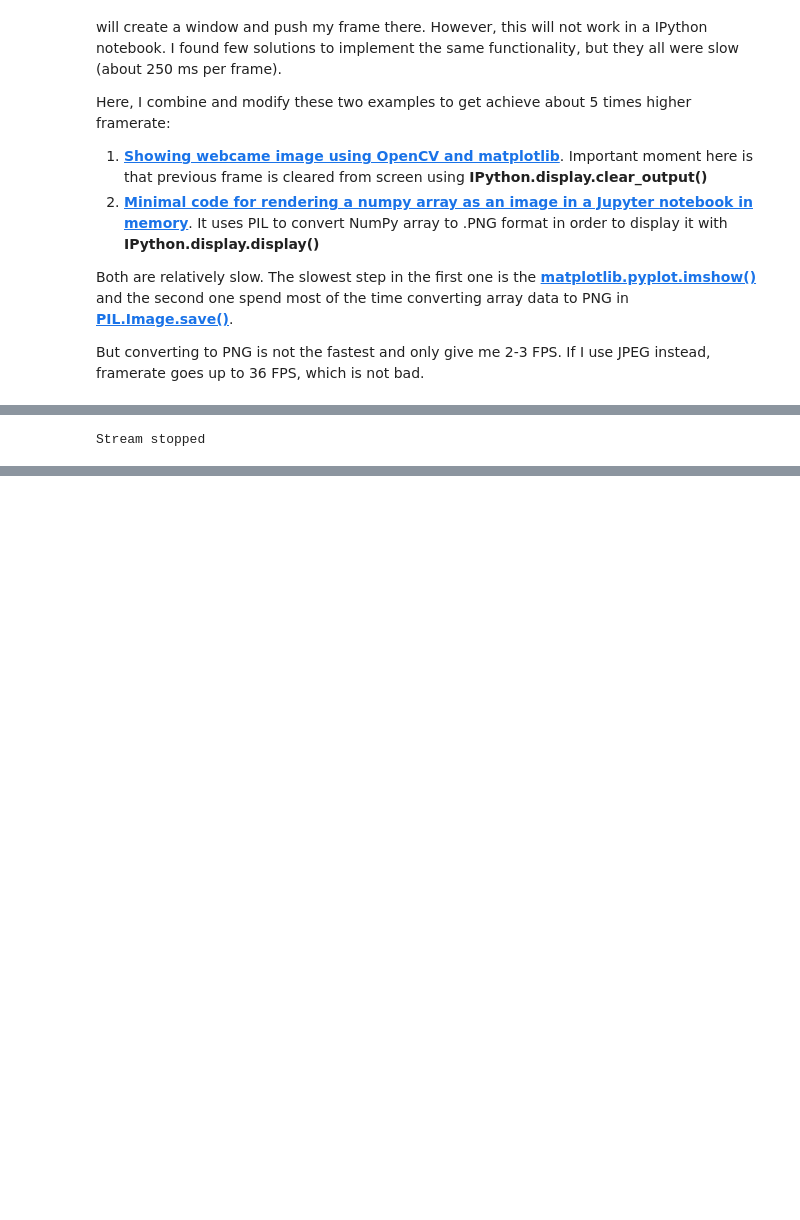
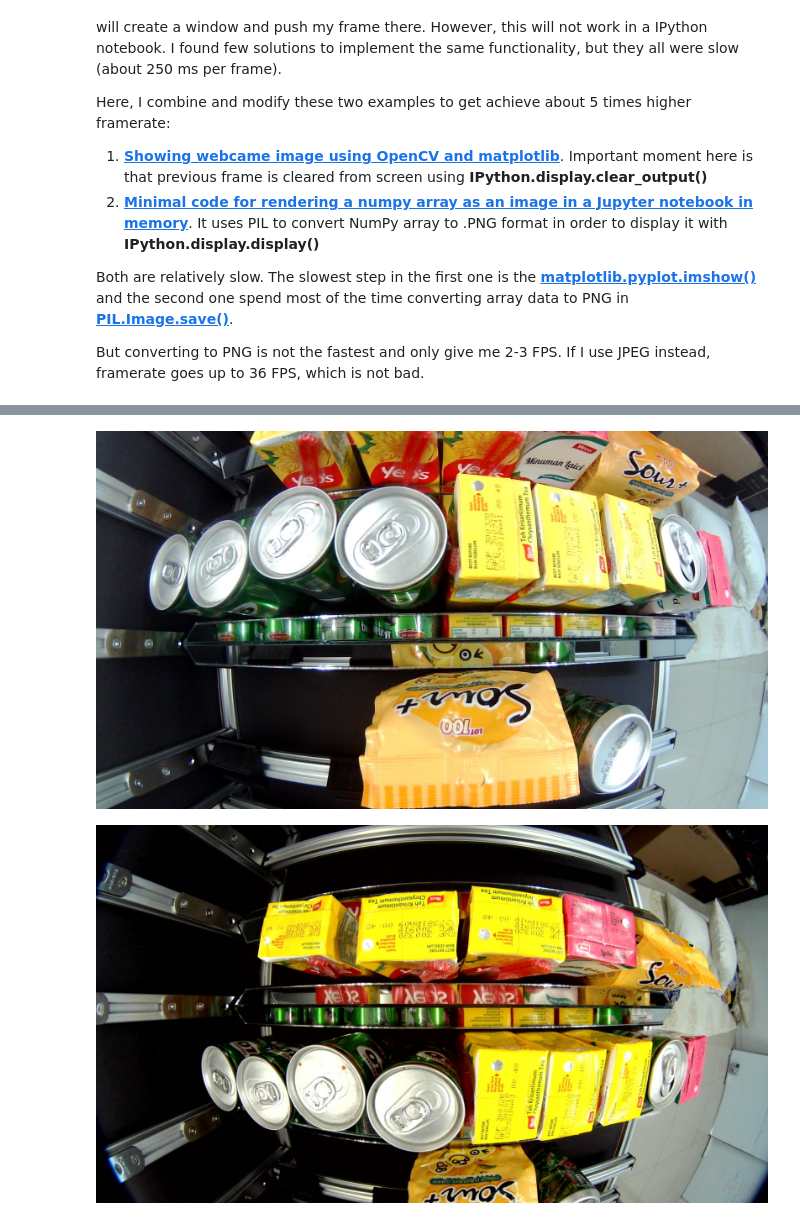
Before and after one commit to NAzT/Jupyter-Webcam, a Jupyter notebook: Realtime_video_ipython_py3.ipynb, the cells around one changed output, grey strips where cells are left out. Drawn from its saved outputs; the diff is of its cells as text; code cells hidden in the pictures; blank space fills up the shorter version.

Commit message:
Multiple camera stream

```diff
--- a/Realtime_video_ipython_py3.ipynb
+++ b/Realtime_video_ipython_py3.ipynb
@@ -22,9 +22,14 @@ import numpy as np
 # %%
 #Use 'jpeg' instead of 'png' (~5 times faster)
-def showarray(a, fmt='jpeg'):
+def showarray(a, prev_display_id=None, fmt='jpeg'):
     f = BytesIO()
     PIL.Image.fromarray(a).save(f, fmt)
-    IPython.display.display(IPython.display.Image(data=f.getvalue()))
+    obj = IPython.display.Image(data=f.getvalue())
+    if prev_display_id is not None:
+        IPython.display.update_display(obj, display_id=prev_display_id)
+        return prev_display_id
+    else:
+        return IPython.display.display(obj, display_id=True)
 # %%
 def get_frame(cam):
     # Capture frame-by-frame
@@ -56,9 +61,9 @@ print(camera_indexes)
 
 total_cameras = len(camera_indexes)
 
-for camera_num, camera_index in enumerate(camera_indexes):
+cameras = []
 
-    frames_per_camera = 100
+for camera_index in camera_indexes:
 
     cam = cv2.VideoCapture(camera_index)
 
@@ -66,14 +71,39 @@ for camera_num, camera_index in enumerate(camera_indexes):
     # cam.set(cv2.CAP_PROP_FRAME_WIDTH, 1920)
     # cam.set(cv2.CAP_PROP_FRAME_HEIGHT, 1080)
 
-    # cam.set(cv2.CAP_PROP_FRAME_WIDTH, 1920)
-    # cam.set(cv2.CAP_PROP_FRAME_HEIGHT, 1080)
+    cam.set(cv2.CAP_PROP_FRAME_WIDTH, 1920)
+    cam.set(cv2.CAP_PROP_FRAME_HEIGHT, 1080)
 
-    cam.set(cv2.CAP_PROP_FRAME_WIDTH, 1024)
-    cam.set(cv2.CAP_PROP_FRAME_HEIGHT, 1024)
+#     cam.set(cv2.CAP_PROP_FRAME_WIDTH, 1024)
+#     cam.set(cv2.CAP_PROP_FRAME_HEIGHT, 1024
 
-    for frame_number in range(0, frames_per_camera):
-        t1 = time.time()
+#     cam.set(cv2.CAP_PROP_AUTO_EXPOSURE, 0.25) #ref: https://github.com/opencv/opencv/issues/9738#issuecomment-346584044
+#     cam.set(cv2.CAP_PROP_EXPOSURE, 0.01)
+#     cam.set(cv2.CAP_PROP_AUTO_EXPOSURE, 0)
+#     cam.set(cv2.CAP_PROP_EXPOSURE, -4.0)
+
+    cameras.append({
+        "camera_index": camera_index,
+        'cam': cam,
+        'display_id': None,
+    })
+
+
+frames_per_camera = 100
+
+capture_image = False
+
+fps_output = widgets.Output()
+display(fps_output)
+
+
+for frame_number in range(1, frames_per_camera+1):
+
+    t1 = time.time()
+
+    for camera_num, camera in enumerate(cameras):
+
+        cam = camera.get('cam')
 
         # Capture frame-by-frame
         frame = get_frame(cam)
@@ -81,17 +111,24 @@ for camera_num, camera_index in enumerate(camera_indexes):
         # Convert the image from OpenCV BGR format to matplotlib RGB format
         # to display the image
         frame = cv2.cvtColor(frame, cv2.COLOR_BGR2RGB)
-        showarray(frame)
-        t2 = time.time()
 
-        print("Camera: %d of %d" % (camera_num + 1, total_cameras))
+        display_id = camera.get('display_id')
+#         print(camera)
+        if display_id is not None:
+            showarray(frame, display_id)
+        else:
+            display_handle = showarray(frame)
+            camera['display_id'] = display_handle.display_id
+
+
+    t2 = time.time()
+
+    #ref: https://github.com/jupyter-widgets/ipywidgets/issues/1744#issuecomment-335179855
+    with fps_output:
+#         print("Camera: %d of %d" % (camera_num + 1, total_cameras))
         print("Frame: %d of %d" % (frame_number, frames_per_camera))
 
         print("%f FPS" % (1/(t2-t1)))
-        # Display the frame until new frame is available
-        clear_output(wait=True)
-
-    cam.release()
-    print ("Stream stopped")
+        # Display the frame info until new frame is available
+        IPython.display.clear_output(wait=True)
 # %% [output]
-Stream stopped
@@ -97,0 +136,2 @@ Stream stopped
+[figure, added]
+[figure, added]
```
Also changed, not shown: parts of 4 cells of this notebook, 1 other file.
